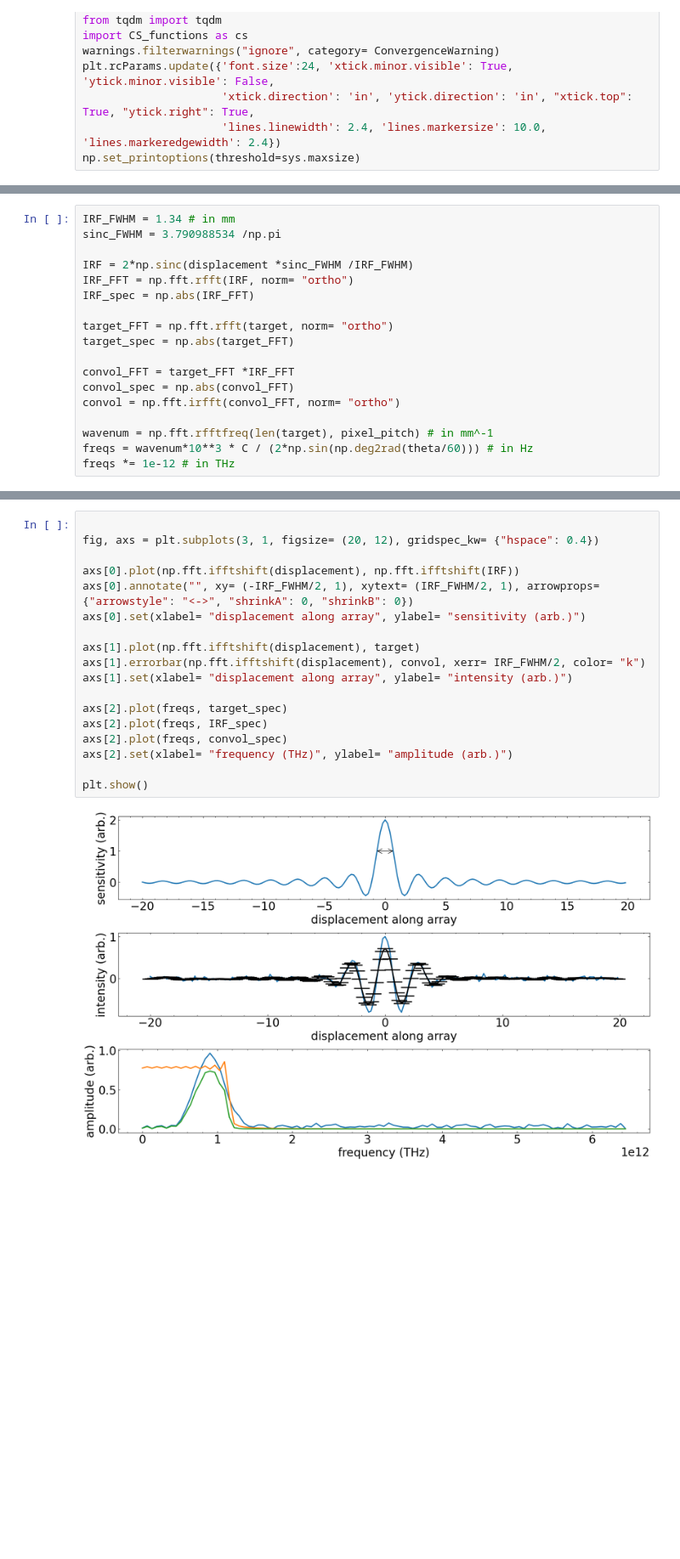
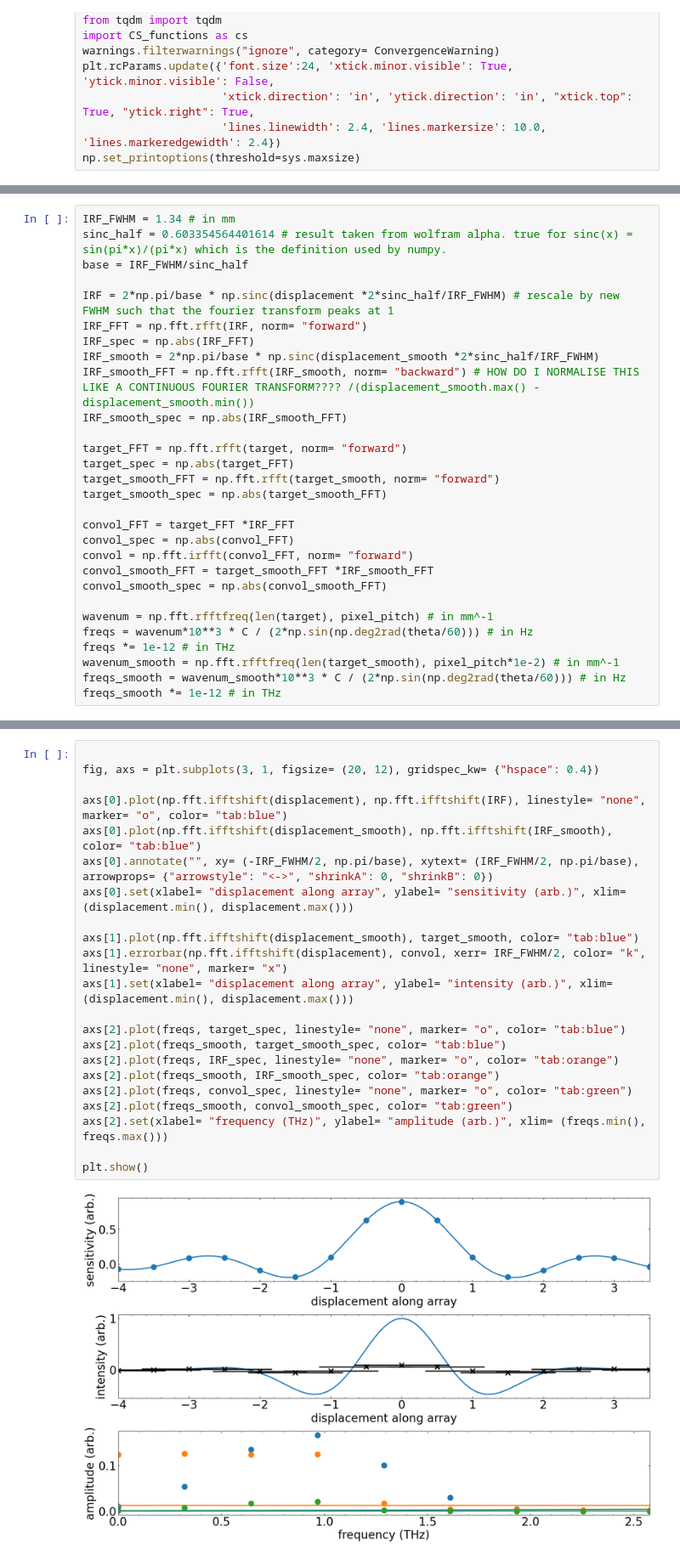
Before and after one commit to Jammi-Dodgers/THz-Compressed-Sensing, a Jupyter notebook: Compressed_Sensing24.ipynb, the cells around one changed output, grey strips where cells are left out. Shown at 85% size. Saved outputs shown, nothing was run; the diff lists cells and outputs as text; blank space fills up the shorter version.

Commit message:
created graph for RIP and incoherance

```diff
--- a/Compressed_Sensing24.ipynb
+++ b/Compressed_Sensing24.ipynb
@@ -52,18 +57,29 @@ array([  0. ,   0.2,   0.4,   0.6,   0.8,   1. ,   1.2,   1.4,   1.6,
 # %%
 IRF_FWHM = 1.34 # in mm
-sinc_FWHM = 3.790988534 /np.pi
+sinc_half = 0.603354564401614 # result taken from wolfram alpha. true for sinc(x) = sin(pi*x)/(pi*x) which is the definition used by numpy.
+base = IRF_FWHM/sinc_half
 
-IRF = 2*np.sinc(displacement *sinc_FWHM /IRF_FWHM)
-IRF_FFT = np.fft.rfft(IRF, norm= "ortho")
+IRF = 2*np.pi/base * np.sinc(displacement *2*sinc_half/IRF_FWHM) # rescale by new FWHM such that the fourier transform peaks at 1
+IRF_FFT = np.fft.rfft(IRF, norm= "forward")
 IRF_spec = np.abs(IRF_FFT)
+IRF_smooth = 2*np.pi/base * np.sinc(displacement_smooth *2*sinc_half/IRF_FWHM)
+IRF_smooth_FFT = np.fft.rfft(IRF_smooth, norm= "backward") # HOW DO I NORMALISE THIS LIKE A CONTINUOUS FOURIER TRANSFORM???? /(displacement_smooth.max() - displacement_smooth.min())
+IRF_smooth_spec = np.abs(IRF_smooth_FFT)
 
-target_FFT = np.fft.rfft(target, norm= "ortho")
+target_FFT = np.fft.rfft(target, norm= "forward")
 target_spec = np.abs(target_FFT)
+target_smooth_FFT = np.fft.rfft(target_smooth, norm= "forward")
+target_smooth_spec = np.abs(target_smooth_FFT)
 
 convol_FFT = target_FFT *IRF_FFT
 convol_spec = np.abs(convol_FFT)
-convol = np.fft.irfft(convol_FFT, norm= "ortho")
+convol = np.fft.irfft(convol_FFT, norm= "forward")
+convol_smooth_FFT = target_smooth_FFT *IRF_smooth_FFT
+convol_smooth_spec = np.abs(convol_smooth_FFT)
 
 wavenum = np.fft.rfftfreq(len(target), pixel_pitch) # in mm^-1
 freqs = wavenum*10**3 * C / (2*np.sin(np.deg2rad(theta/60))) # in Hz
 freqs *= 1e-12 # in THz
+wavenum_smooth = np.fft.rfftfreq(len(target_smooth), pixel_pitch*1e-2) # in mm^-1
+freqs_smooth = wavenum_smooth*10**3 * C / (2*np.sin(np.deg2rad(theta/60))) # in Hz
+freqs_smooth *= 1e-12 # in THz
@@ -70,20 +98,24 @@ freqs *= 1e-12 # in THz
 # %%
 
 fig, axs = plt.subplots(3, 1, figsize= (20, 12), gridspec_kw= {"hspace": 0.4})
 
-axs[0].plot(np.fft.ifftshift(displacement), np.fft.ifftshift(IRF))
-axs[0].annotate("", xy= (-IRF_FWHM/2, 1), xytext= (IRF_FWHM/2, 1), arrowprops= {"arrowstyle": "<->", "shrinkA": 0, "shrinkB": 0})
-axs[0].set(xlabel= "displacement along array", ylabel= "sensitivity (arb.)")
+axs[0].plot(np.fft.ifftshift(displacement), np.fft.ifftshift(IRF), linestyle= "none", marker= "o", color= "tab:blue")
+axs[0].plot(np.fft.ifftshift(displacement_smooth), np.fft.ifftshift(IRF_smooth), color= "tab:blue")
+axs[0].annotate("", xy= (-IRF_FWHM/2, np.pi/base), xytext= (IRF_FWHM/2, np.pi/base), arrowprops= {"arrowstyle": "<->", "shrinkA": 0, "shrinkB": 0})
+axs[0].set(xlabel= "displacement along array", ylabel= "sensitivity (arb.)", xlim= (displacement.min(), displacement.max()))
 
-axs[1].plot(np.fft.ifftshift(displacement), target)
-axs[1].errorbar(np.fft.ifftshift(displacement), convol, xerr= IRF_FWHM/2, color= "k")
-axs[1].set(xlabel= "displacement along array", ylabel= "intensity (arb.)")
+axs[1].plot(np.fft.ifftshift(displacement_smooth), target_smooth, color= "tab:blue")
+axs[1].errorbar(np.fft.ifftshift(displacement), convol, xerr= IRF_FWHM/2, color= "k", linestyle= "none", marker= "x")
+axs[1].set(xlabel= "displacement along array", ylabel= "intensity (arb.)", xlim= (displacement.min(), displacement.max()))
 
-axs[2].plot(freqs, target_spec)
-axs[2].plot(freqs, IRF_spec)
-axs[2].plot(freqs, convol_spec)
-axs[2].set(xlabel= "frequency (THz)", ylabel= "amplitude (arb.)")
+axs[2].plot(freqs, target_spec, linestyle= "none", marker= "o", color= "tab:blue")
+axs[2].plot(freqs_smooth, target_smooth_spec, color= "tab:blue")
+axs[2].plot(freqs, IRF_spec, linestyle= "none", marker= "o", color= "tab:orange")
+axs[2].plot(freqs_smooth, IRF_smooth_spec, color= "tab:orange")
+axs[2].plot(freqs, convol_spec, linestyle= "none", marker= "o", color= "tab:green")
+axs[2].plot(freqs_smooth, convol_smooth_spec, color= "tab:green")
+axs[2].set(xlabel= "frequency (THz)", ylabel= "amplitude (arb.)", xlim= (freqs.min(), freqs.max()))
 
 plt.show()
 # %% [output]
-[figure, old version]
+[figure, new version]
```
Also changed, not shown: parts of 4 cells of this notebook, 3 other files.
